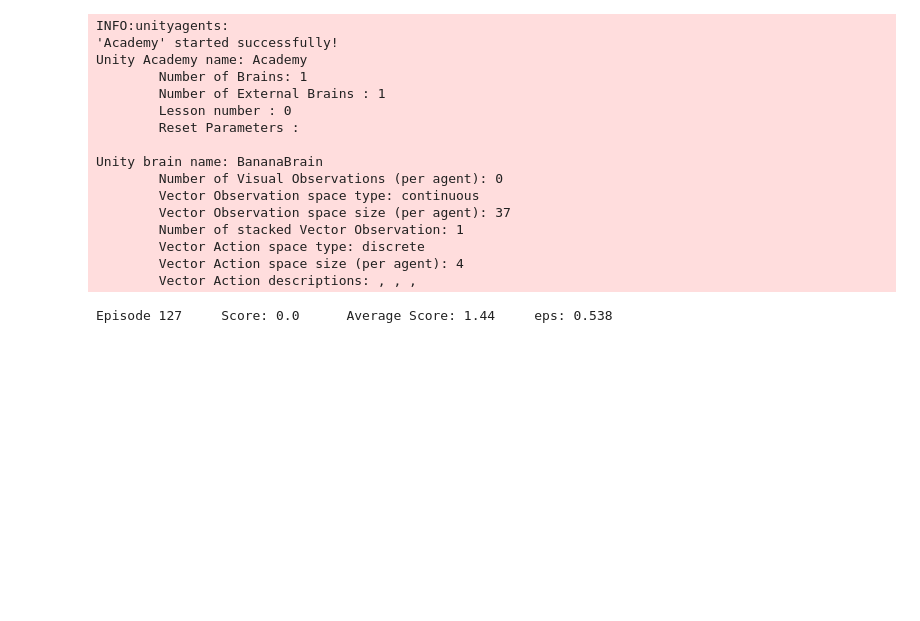
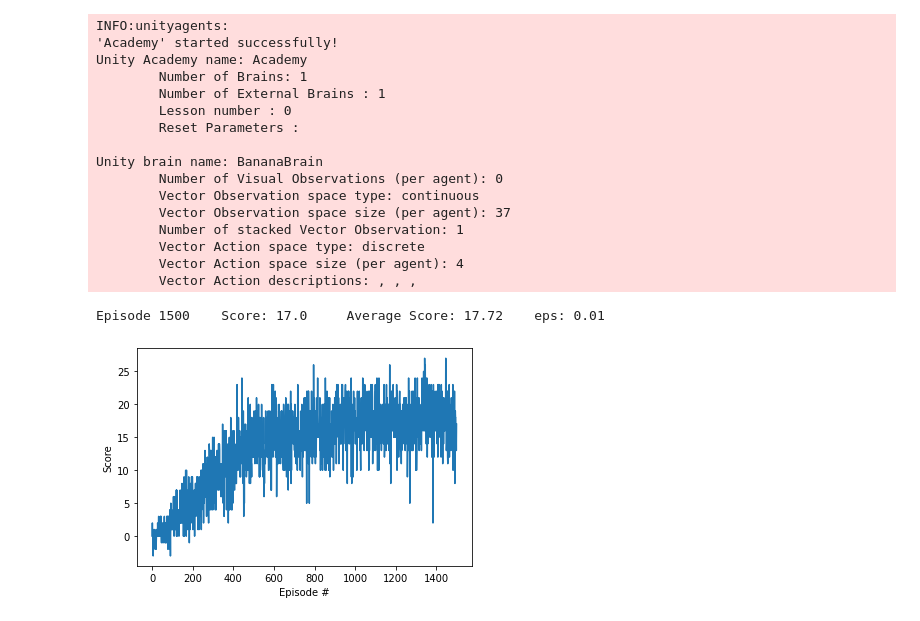
Before and after one commit to undo76/drlnd-p1-navigation, a Jupyter notebook: Navigation.ipynb, the cells around one changed output. Drawn from its saved outputs; the diff is of its cells as text; code cells hidden in the pictures; blank space fills up the shorter version.

Commit message:
Train model

```diff
--- a/Navigation.ipynb
+++ b/Navigation.ipynb
@@ -173,7 +173,7 @@ Unity brain name: BananaBrain
         Vector Action space size (per agent): 4
         Vector Action descriptions: , , ,
 # %%
-def dqn(env, n_episodes=1000, max_t=10000, eps_start=1.0, eps_end=0.01, eps_decay=0.995):
+def dqn(env, n_episodes=1500, max_t=10000, eps_start=1.0, eps_end=0.01, eps_decay=0.995):
     """Deep Q-Learning.
 
     Params
@@ -191,10 +191,9 @@ def dqn(env, n_episodes=1000, max_t=10000, eps_start=1.0, eps_end=0.01, eps_deca
     brain_name = env.brain_names[0]
     brain = env.brains[brain_name]
 
-    env_info = env.reset(train_mode=True)[brain_name] # reset the environment
-    state = env_info.vector_observations[0]            # get the current state
-
     for i_episode in range(1, n_episodes+1):
+        env_info = env.reset(train_mode=True)[brain_name] # reset the environment
+        state = env_info.vector_observations[0]            # get the current state
         score = 0
         for t in range(max_t):
             action = agent.act(state, eps)
@@ -206,8 +205,6 @@ def dqn(env, n_episodes=1000, max_t=10000, eps_start=1.0, eps_end=0.01, eps_deca
             state = next_state
             score += reward
             if done:
-                env_info = env.reset(train_mode=True)[brain_name] # reset the environment
-                state = env_info.vector_observations[0]            # get the current state
                 break
         scores_window.append(score)       # save most recent score
         scores.append(score)              # save most recent score
@@ -217,25 +214,29 @@ def dqn(env, n_episodes=1000, max_t=10000, eps_start=1.0, eps_end=0.01, eps_deca
 # %%
 brain_name = env.brain_names[0]
 brain = env.brains[brain_name]
 env_info = env.reset(train_mode=True)[brain_name] # reset the environment
 state = env_info.vector_observations[0]            # get the current state
 
 agent = Agent(len(state),
               brain.vector_action_space_size,
               seed=42)
 
-scores = dqn(env)
+# agent.qnetwork_local.load_state_dict(torch.load('checkpoint.pth'))
+# agent.qnetwork_target.load_state_dict(torch.load('checkpoint.pth'))
+
+scores = dqn(env, eps_start=0.99)
 torch.save(agent.qnetwork_local.state_dict(), 'checkpoint.pth')
 
 # plot the scores
 fig = plt.figure()
 ax = fig.add_subplot(111)
 plt.plot(np.arange(len(scores)), scores)
 plt.ylabel('Score')
 plt.xlabel('Episode #')
 plt.show()
 # %% [output]
-Episode 127     Score: 0.0      Average Score: 1.44     eps: 0.538
+Episode 1500    Score: 17.0     Average Score: 17.72    eps: 0.01
+[figure, added]
 # %%
 
 brain_name = env.brain_names[0]
```
Also changed, not shown: parts of 1 cell of this notebook, 3 other files.
